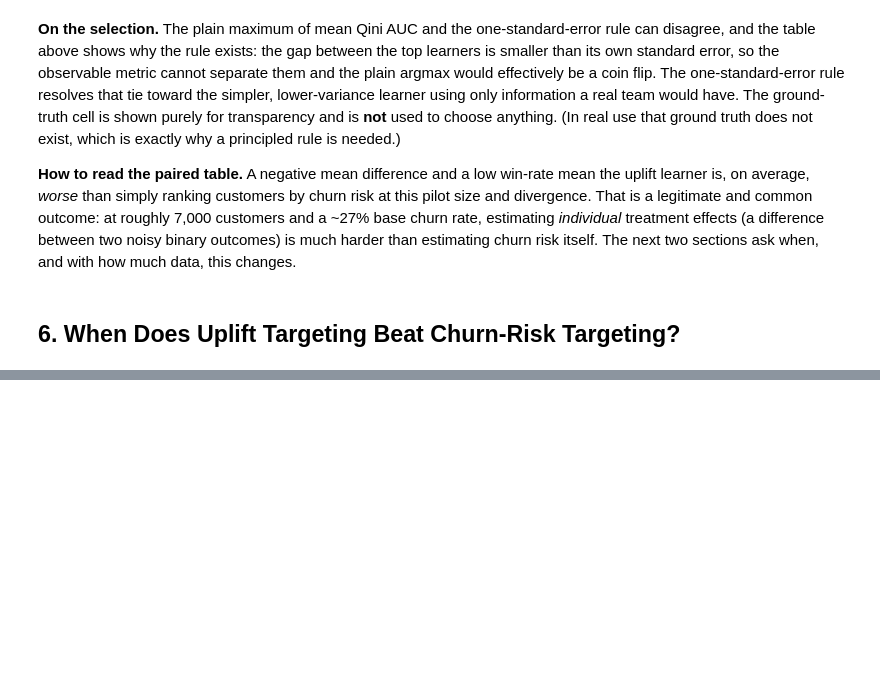
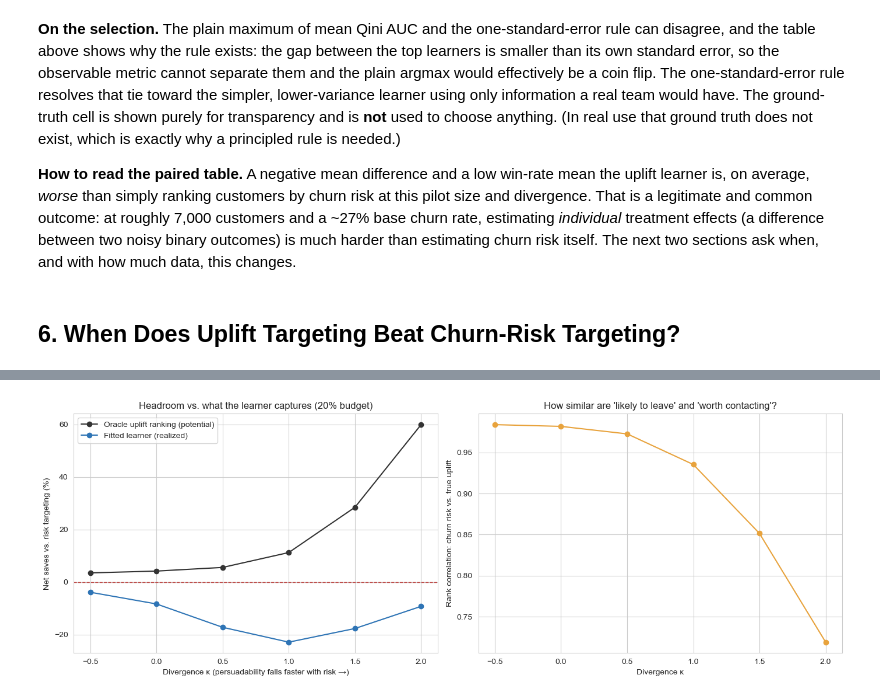
Before and after one commit to danielowuor/Customer-Retention-Intelligence-System, a Jupyter notebook: notebooks/05_uplift_modeling.ipynb, the cells around one changed output, grey strips where cells are left out. Cells and saved outputs as stored; diff of their text form; code cells hidden in the pictures; blank space fills up the shorter version.

Commit message:
feat: add comparison of uplift targeting vs churn-risk targeting across scenarios

```diff
--- a/notebooks/05_uplift_modeling.ipynb
+++ b/notebooks/05_uplift_modeling.ipynb
@@ -470,0 +476,21 @@ Selected learner has the best true net saves of the three: False
+# %%
+KAPPAS = [-0.5, 0.0, 0.5, 1.0, 1.5, 2.0]
+N_SEEDS_SWEEP = 10
+sweep_rows = []
+
+for kappa in KAPPAS:
+    runs = pd.concat([run_replicate(kappa, seed)["table"].assign(seed=seed) for seed in range(N_SEEDS_SWEEP)])
+    means = runs.groupby(level=0)[net_col].mean()
+    tau_k = p0 * make_save_prob(kappa) - (1 - p0) * backfire_prob
+    sweep_rows.append({
+        "divergence κ": kappa,
+        "rank corr(risk, true uplift)": spearmanr(p0, tau_k).correlation,
+        "risk targeting": means[RISK_HIST],
+        "oracle uplift": means[ORACLE_UPLIFT],
+        "fitted learner": means[PRIMARY_LEARNER],
+    })
+
+sweep = pd.DataFrame(sweep_rows).set_index("divergence κ")
+sweep["oracle gain vs. risk (%)"] = 100 * (sweep["oracle uplift"] / sweep["risk targeting"] - 1)
+sweep["learner gain vs. risk (%)"] = 100 * (sweep["fitted learner"] / sweep["risk targeting"] - 1)
+sweep.round(3)
@@ -470,0 +506,20 @@ Selected learner has the best true net saves of the three: False
+# %%
+fig, axes = plt.subplots(1, 2, figsize=(14, 5))
+
+axes[0].plot(sweep.index, sweep["oracle gain vs. risk (%)"], marker="o", color="#333333", label="Oracle uplift ranking (potential)")
+axes[0].plot(sweep.index, sweep["learner gain vs. risk (%)"], marker="o", color="#2E74B5", label=f"Fitted learner (realized)")
+axes[0].axhline(0, color="#C0504D", linestyle="--", linewidth=1)
+axes[0].set_xlabel("Divergence κ (persuadability falls faster with risk →)")
+axes[0].set_ylabel("Net saves vs. risk targeting (%)")
+axes[0].set_title("Headroom vs. what the learner captures (20% budget)")
+axes[0].legend()
+
+axes[1].plot(sweep.index, sweep["rank corr(risk, true uplift)"], marker="o", color="#E8A33D")
+axes[1].set_xlabel("Divergence κ")
+axes[1].set_ylabel("Rank correlation: churn risk vs. true uplift")
+axes[1].set_title("How similar are 'likely to leave' and 'worth contacting'?")
+
+plt.tight_layout()
+plt.show()
+# %% [output]
+[figure, added]
```
Also changed, not shown: parts of 3 cells of this notebook.
